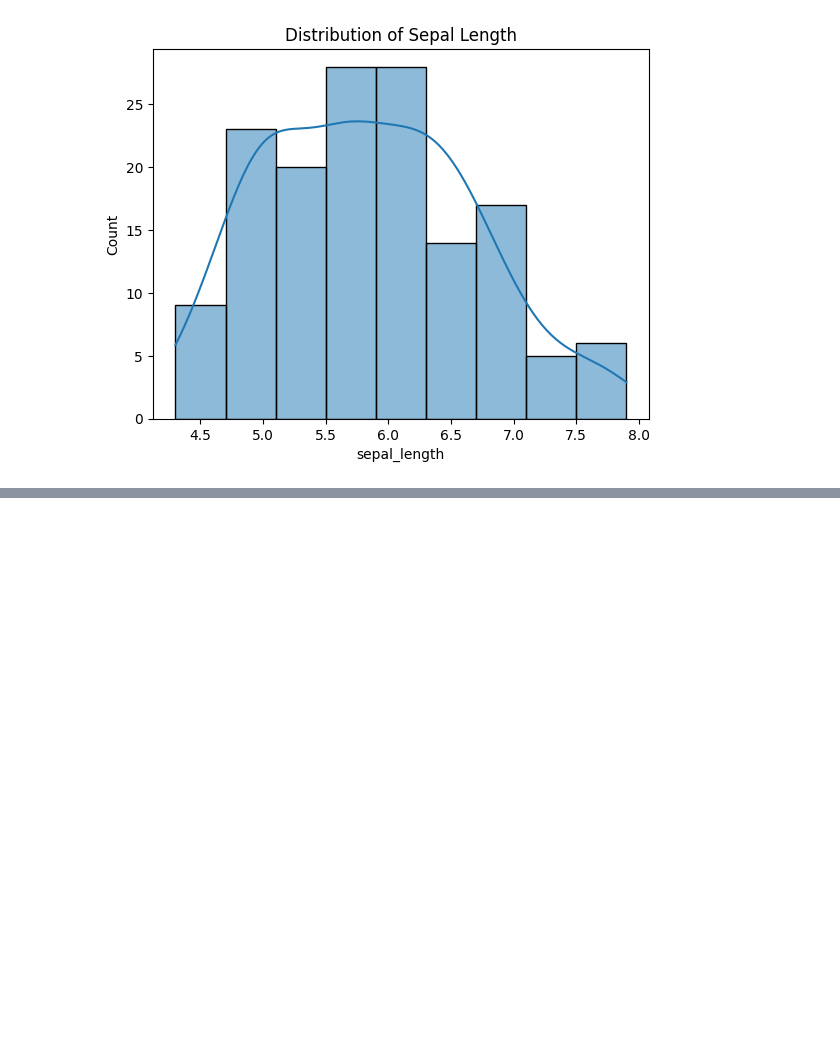
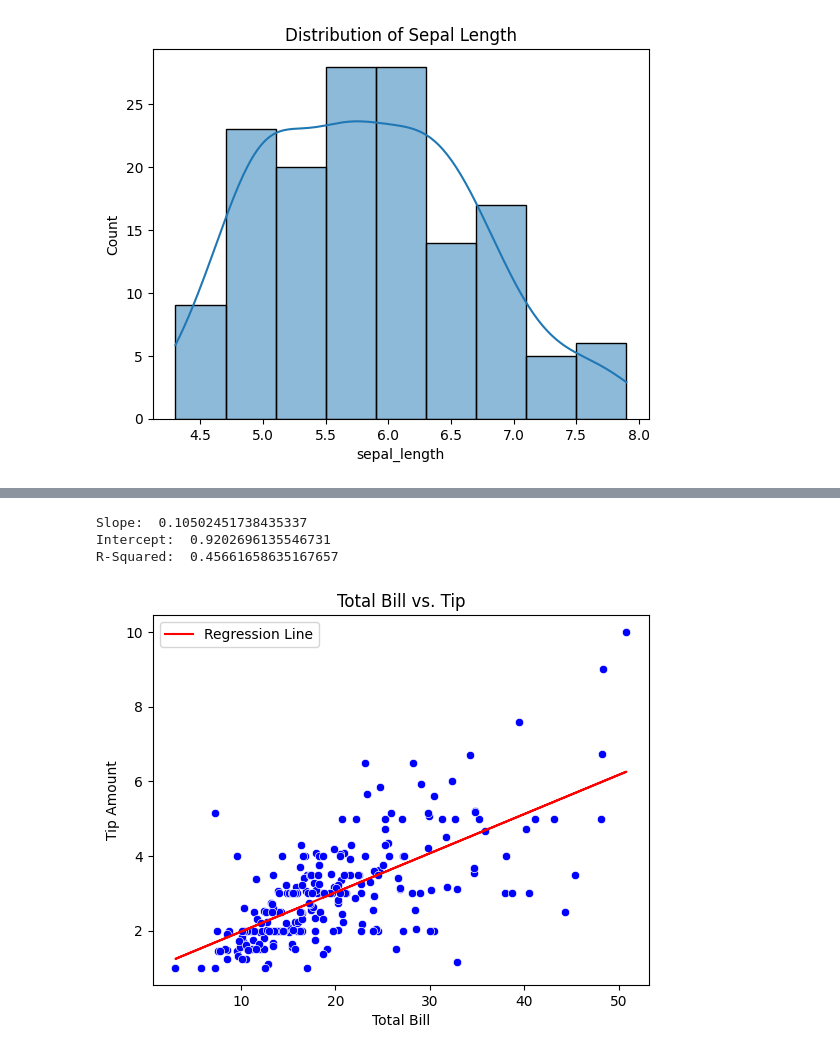
Before and after one commit to Varun-patil-2003/Full-Stack-AI-Engineer, a Jupyter notebook: PracticeML_Que.ipynb, the cells around one changed output, grey strips where cells are left out. Saved outputs shown, nothing was run; the diff lists cells and outputs as text; code cells hidden in the pictures; blank space fills up the shorter version.

```diff
--- a/PracticeML_Que.ipynb
+++ b/PracticeML_Que.ipynb
@@ -1514,0 +2078,40 @@ Kurtosis:  -0.5735679489249765
+# %%
+url = "https://raw.githubusercontent.com/mwaskom/seaborn-data/master/tips.csv"
+import pandas as pd
+from sklearn.linear_model import LinearRegression
+import matplotlib.pyplot as plt
+import numpy as np
+import seaborn as sns
+from matplotlib import pyplot as plt
+
+# Load Dataset
+df = pd.read_csv(url)
+
+# Select variables
+
+X = df['total_bill'].values.reshape(-1, 1)
+y = df['tip'].values
+
+# Fit linear regression
+model = LinearRegression()
+model.fit(X, y)
+
+# Output coefficients
+print("Slope: ", model.coef_[0])
+print("Intercept: ", model.intercept_)
+print("R-Squared: ", model.score(X, y))
+
+# Plot regression
+sns.scatterplot(x=df['total_bill'], y=df['tip'], color='blue')
+plt.plot(df['total_bill'], model.predict(X), color='red', label="Regression Line")
+
+plt.title("Total Bill vs. Tip")
+plt.xlabel("Total Bill")
+plt.ylabel("Tip Amount")
+plt.legend()
+plt.show()
+# %% [output]
+Slope:  0.10502451738435337
+Intercept:  0.9202696135546731
+R-Squared:  0.45661658635167657
+[figure, added]
```
Also changed, not shown: parts of 58 cells of this notebook.
